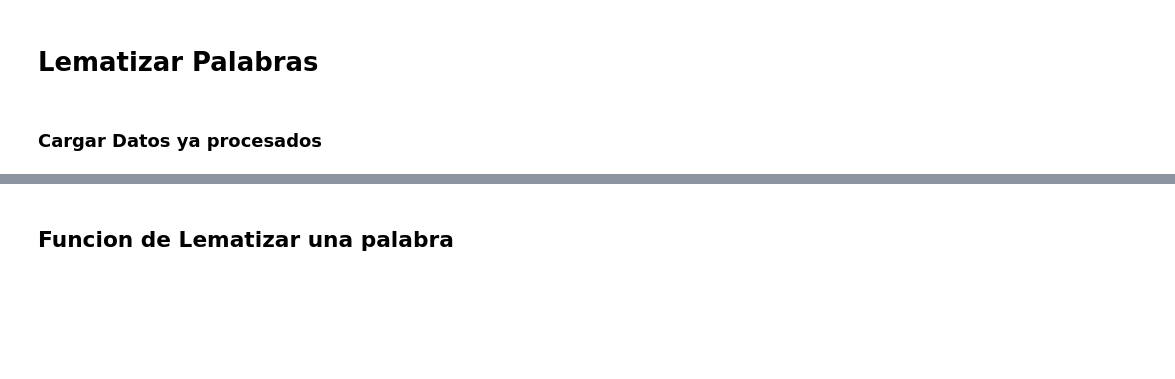
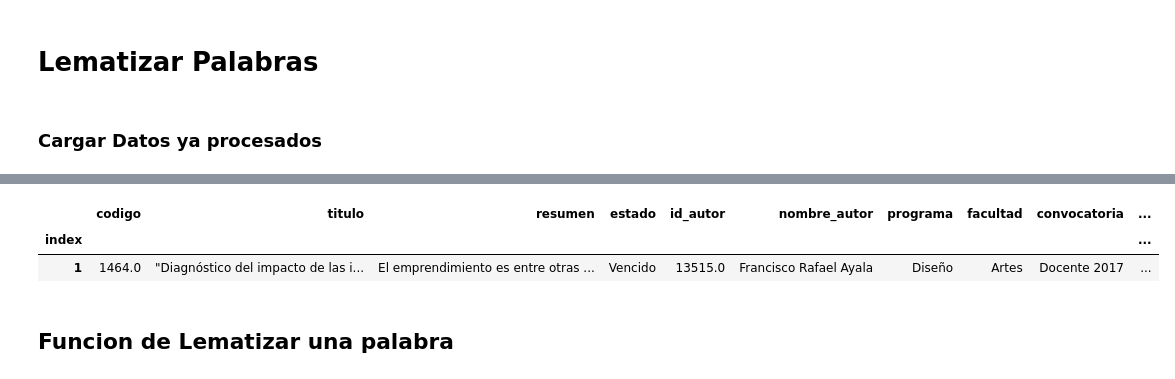
Before and after one commit to TrabajoGradoMotorBusqueda/PLN-Resumenes, a Jupyter notebook: tokenizacion.ipynb, the cells around one changed output, grey strips where cells are left out. Saved outputs shown, nothing was run; the diff lists cells and outputs as text; code cells hidden in the pictures; blank space fills up the shorter version.

```diff
--- a/tokenizacion.ipynb
+++ b/tokenizacion.ipynb
@@ -140,5 +180,5 @@ resumenes_estudiantes.to_csv(r'./Data/ResumenesEstudiantesLemas.csv')
 import pandas as pd
 import ast
 
-resumenes_docentes = pd.read_csv("./Data/ResumenesDocentes.csv", index_col=0, dtype="str")
-resumenes_estudiantes = pd.read_csv("./Data/ResumenesEstudiantes.csv", index_col=0, dtype="str")
+resumenes_docentes = pd.read_csv("./Data/ResumenesDocentes.csv", index_col=0)
+resumenes_estudiantes = pd.read_csv("./Data/ResumenesEstudiantes.csv", index_col=0)
@@ -162,2 +185,8 @@ resumenes_estudiantes
+# %%
+resumenes_docentes.head(1)
+# %% [output]
+|  | codigo | titulo | resumen | estado | id_autor | nombre_autor | programa | facultad | convocatoria | ... |
+| index |  |  |  |  |  |  |  |  |  | ... |
+| 1 | 1464.0 | "Diagnóstico del impacto de las i... | El emprendimiento es entre otras ... | Vencido | 13515.0 | Francisco Rafael Ayala | Diseño | Artes | Docente 2017 | ... |
 # %% [markdown]
 ## Funcion de Lematizar una palabra
```
Also changed, not shown: parts of 26 cells of this notebook, 6 other files.
